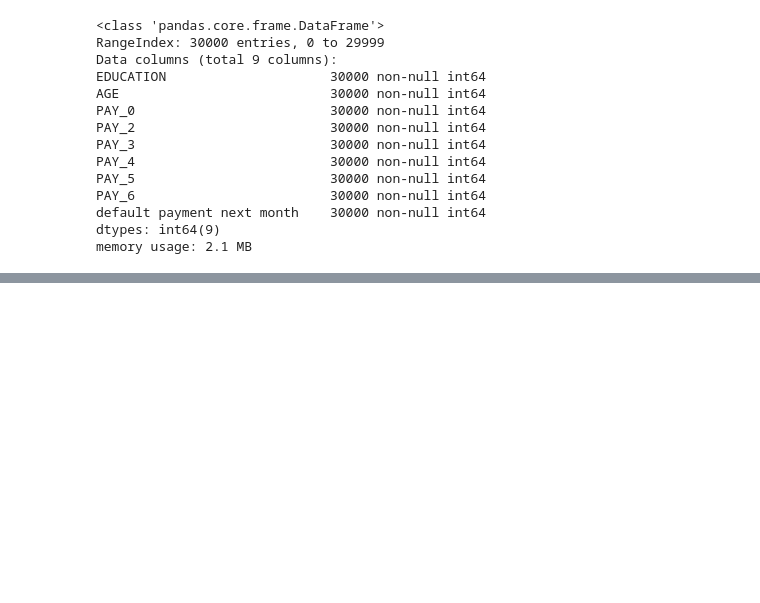
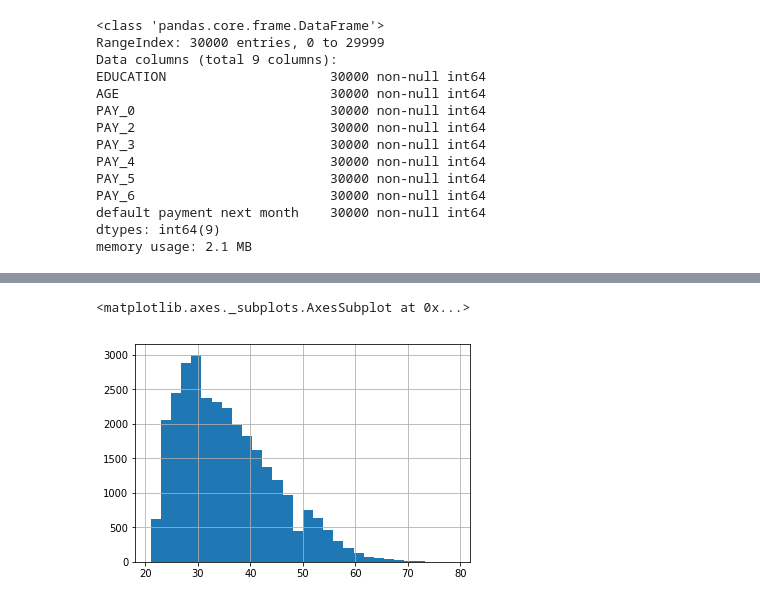
Before and after one commit to KatyaBrenes/Data-Science-Task1, a Jupyter notebook: C5 Task2 KatyaBrenesv2.ipynb, the cells around one changed output, grey strips where cells are left out. Saved outputs shown, nothing was run; the diff lists cells and outputs as text; code cells hidden in the pictures; blank space fills up the shorter version.

```diff
--- a/C5 Task2 KatyaBrenesv2.ipynb
+++ b/C5 Task2 KatyaBrenesv2.ipynb
@@ -589,0 +756,6 @@ memory usage: 2.1 MB
+# %%
+# Another way to plot a histogram of ages is shown below
+credit['AGE'].hist(bins=30)
+# %% [output]
+<matplotlib.axes._subplots.AxesSubplot at 0x...>
+[figure, added]
```
Also changed, not shown: parts of 22 cells of this notebook.
